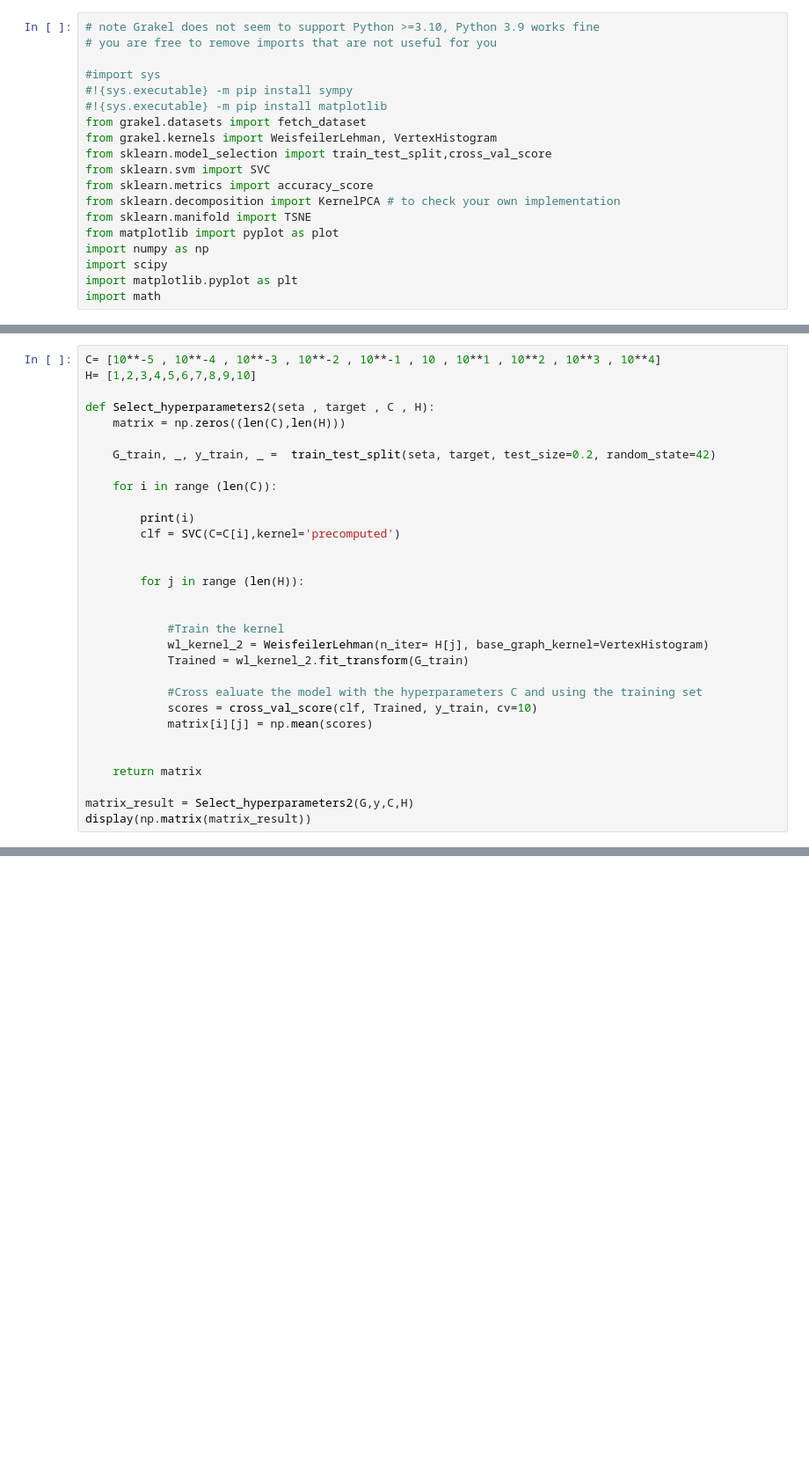
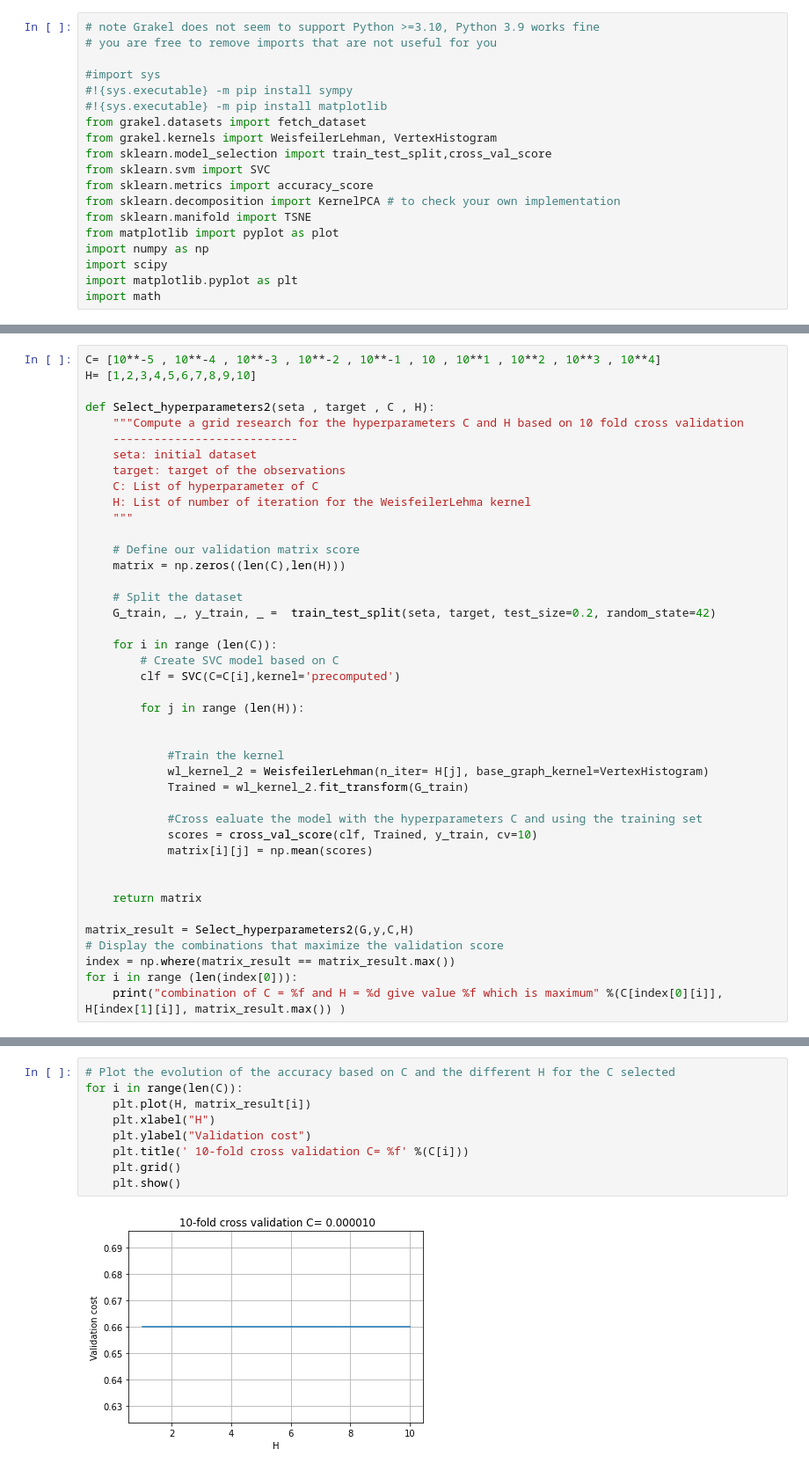
Before and after one commit to PierreRemacle/LINMA2472_P2, a Jupyter notebook: Homework_II_Part_I.ipynb, the cells around one changed output, grey strips where cells are left out. Shown at 88% size. Cells and saved outputs as stored; diff of their text form; blank space fills up the shorter version.

```diff
--- a/Homework_II_Part_I.ipynb
+++ b/Homework_II_Part_I.ipynb
@@ -235,15 +285,23 @@ C= [10**-5 , 10**-4 , 10**-3 , 10**-2 , 10**-1 , 10 , 10**1 , 10**2 , 10**3 , 10
 H= [1,2,3,4,5,6,7,8,9,10]
 
 def Select_hyperparameters2(seta , target , C , H):
+    """Compute a grid research for the hyperparameters C and H based on 10 fold cross validation
+    ---------------------------
+    seta: initial dataset
+    target: target of the observations
+    C: List of hyperparameter of C
+    H: List of number of iteration for the WeisfeilerLehma kernel
+    """
+
+    # Define our validation matrix score
     matrix = np.zeros((len(C),len(H)))
 
+    # Split the dataset
     G_train, _, y_train, _ =  train_test_split(seta, target, test_size=0.2, random_state=42)
 
     for i in range (len(C)):
-
-        print(i)
+        # Create SVC model based on C
         clf = SVC(C=C[i],kernel='precomputed')
-
 
         for j in range (len(H)):
 
@@ -260,5 +318,8 @@ def Select_hyperparameters2(seta , target , C , H):
     return matrix
 
 matrix_result = Select_hyperparameters2(G,y,C,H)
-display(np.matrix(matrix_result))
+# Display the combinations that maximize the validation score
+index = np.where(matrix_result == matrix_result.max())
+for i in range (len(index[0])):
+    print("combination of C = %f and H = %d give value %f which is maximum" %(C[index[0][i]], H[index[1][i]], matrix_result.max()) )
 # %% [output]
@@ -274,0 +329,11 @@ combination of C = 0.001000 and H = 2 give value 0.866667 which is maximum
+# %%
+# Plot the evolution of the accuracy based on C and the different H for the C selected
+for i in range(len(C)):
+    plt.plot(H, matrix_result[i])
+    plt.xlabel("H")
+    plt.ylabel("Validation cost")
+    plt.title(' 10-fold cross validation C= %f' %(C[i]))
+    plt.grid()
+    plt.show()
+# %% [output]
+[figure, added]
```
Also changed, not shown: parts of 20 cells of this notebook, 7 other files.
